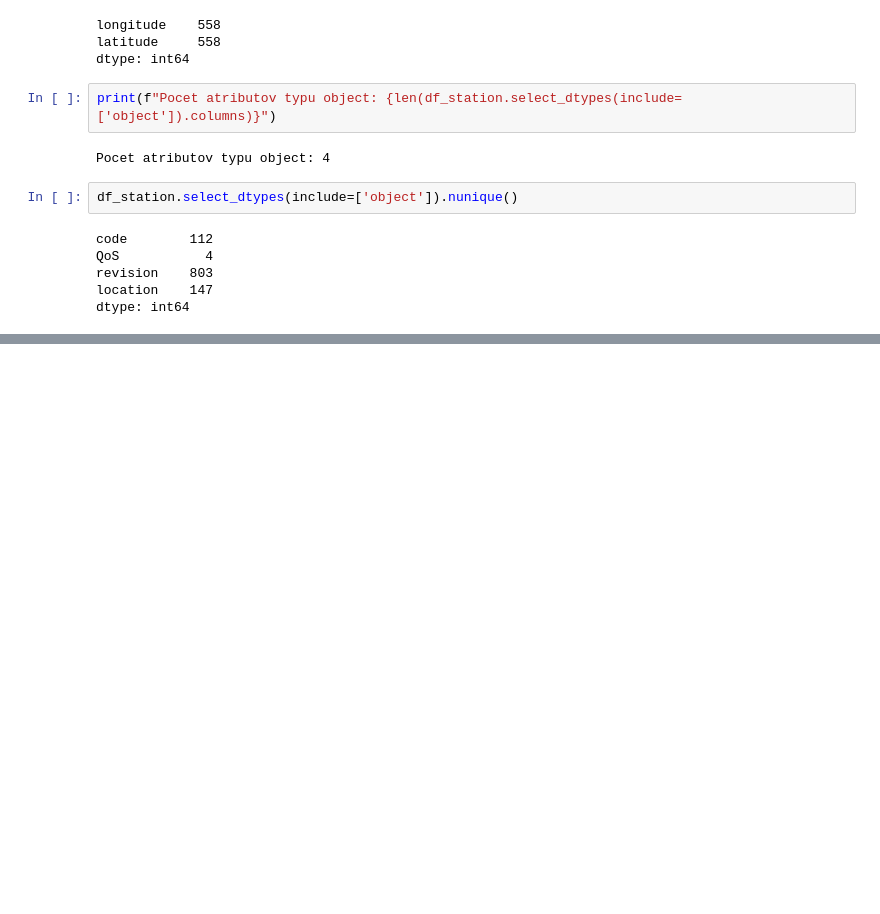
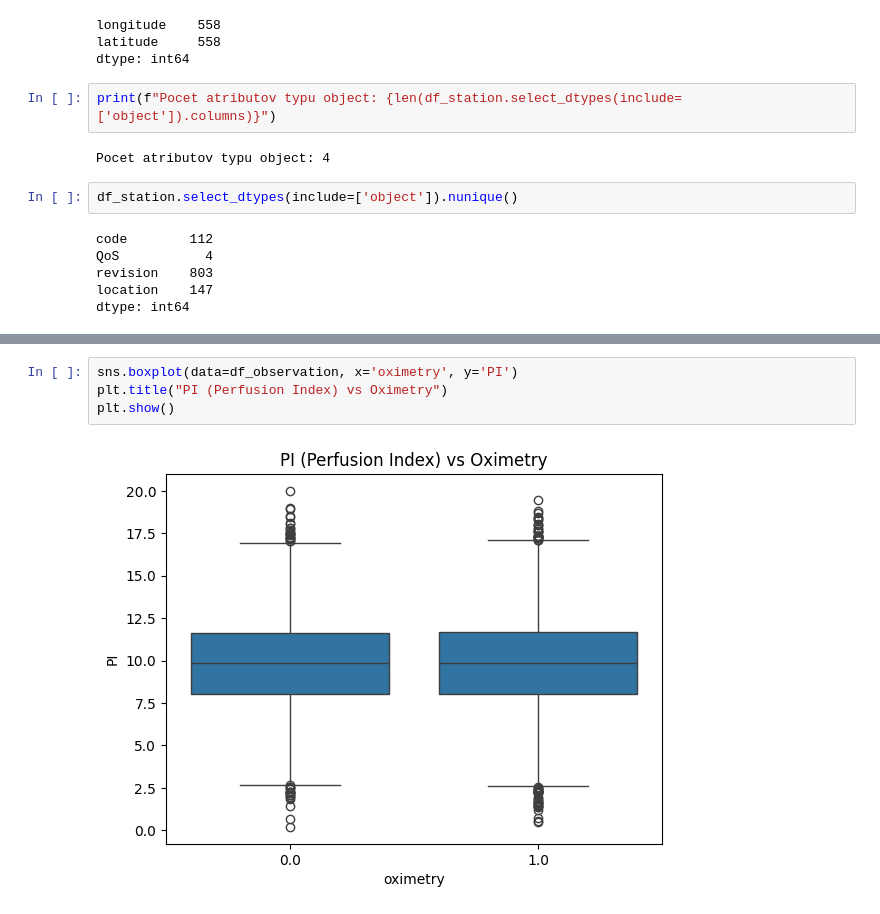
Before and after one commit to johannatilesova/IAU-project, a Jupyter notebook: part1.ipynb, the cells around one changed output, grey strips where cells are left out. Saved outputs shown, nothing was run; the diff lists cells and outputs as text; blank space fills up the shorter version.

```diff
--- a/part1.ipynb
+++ b/part1.ipynb
@@ -428,0 +509,6 @@ Potenciálne problémy:
+# %%
+sns.boxplot(data=df_observation, x='oximetry', y='PI')
+plt.title("PI (Perfusion Index) vs Oximetry")
+plt.show()
+# %% [output]
+[figure, added]
```
Also changed, not shown: parts of 34 cells of this notebook.
